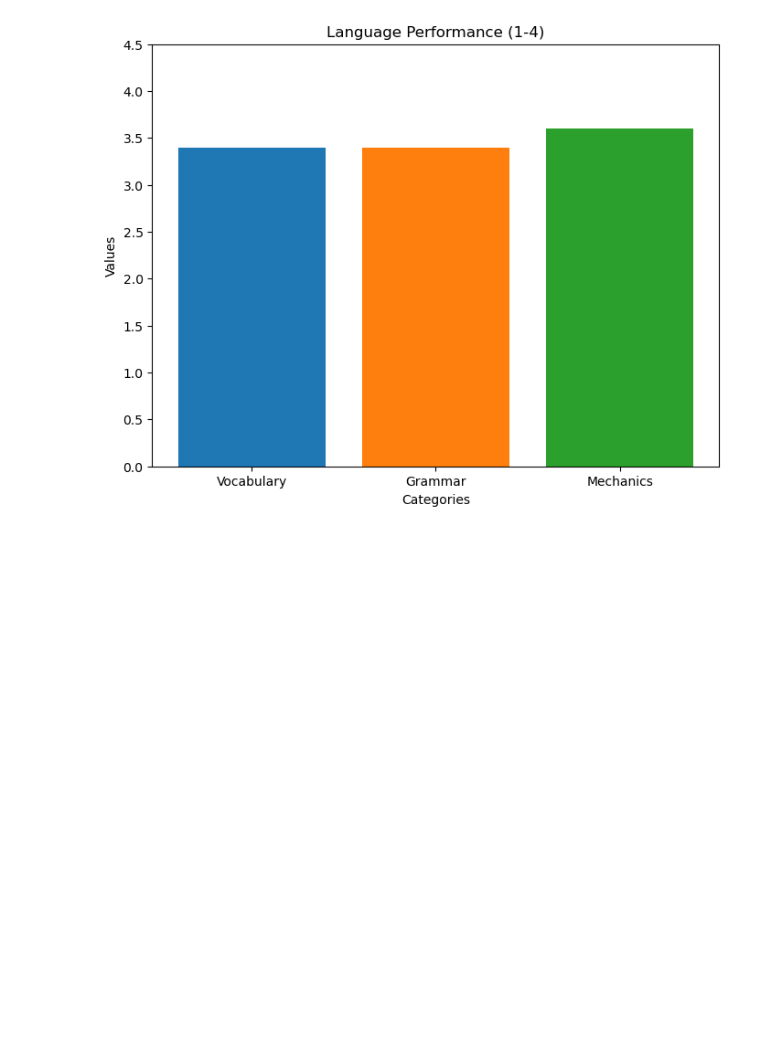
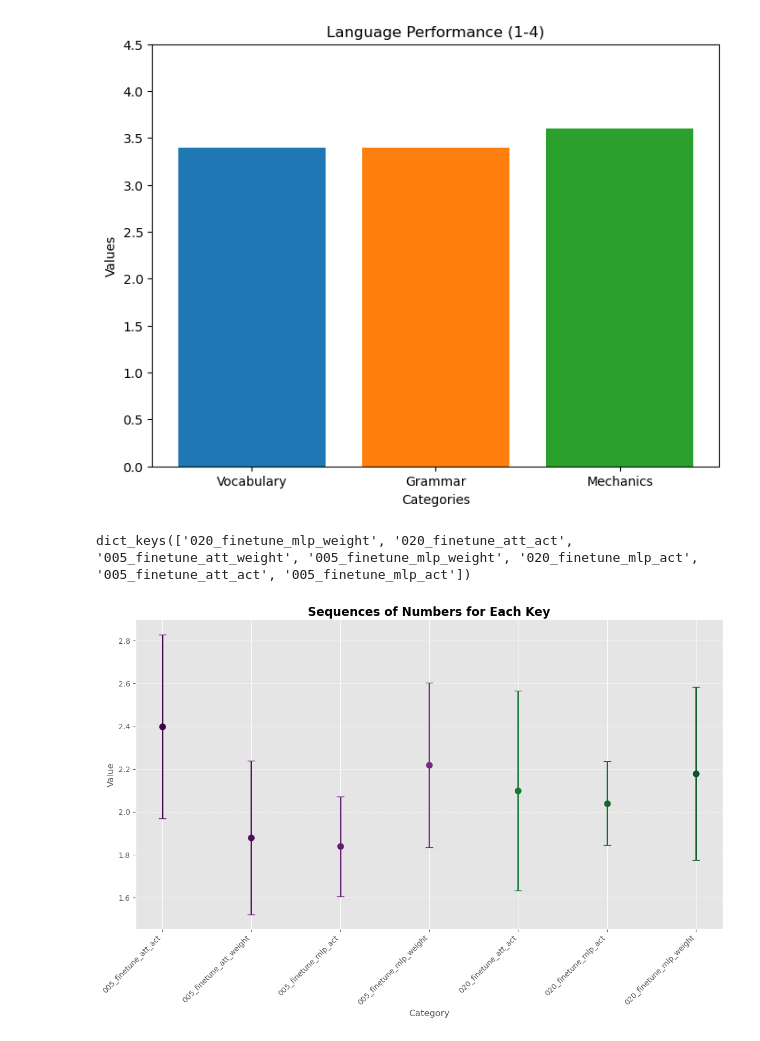
Before and after one commit to konradgold/2024_llmcvrs, a Jupyter notebook: src/genrate_plots.ipynb, the cells around one changed output. Saved outputs shown, nothing was run; the diff lists cells and outputs as text; code cells hidden in the pictures; blank space fills up the shorter version.

Commit message:
minor changes, plotting

```diff
--- a/src/genrate_plots.ipynb
+++ b/src/genrate_plots.ipynb
@@ -353,3 +353,75 @@ plt.ylim(0, 4.5)
 plt.show()
 # %% [output]
 [figure]
+# %%
+import os
+import json
+
+# Directory containing JSON files
+json_dir = 'reduction_scores'
+
+# Dictionary to store JSON objects
+json_objects = {}
+
+# Iterate over all files in the directory
+for filename in os.listdir(json_dir):
+    if filename.endswith('.json'):
+        file_path = os.path.join(json_dir, filename)
+        with open(file_path, 'r') as file:
+            json_objects[filename[7:-5]] = json.load(file)["Y"]  # Remove '.json' from filename
+
+# Print the names of the imported JSON objects
+print(json_objects.keys())
+# %% [output]
+dict_keys(['020_finetune_mlp_weight', '020_finetune_att_act', '005_finetune_att_weight', '005_finetune_mlp_weight', '020_finetune_mlp_act', '005_finetune_att_act', '005_finetune_mlp_act'])
+# %%
+# Plot each sequence of numbers for each key in the dictionary
+plt.figure(figsize=(12, 8))
+
+# Sort the json_objects by key
+json_objects = dict(sorted(json_objects.items()))
+
+mean_values = [np.mean(v, axis=0) for v in json_objects.values()]
+std_values = [np.std(v, axis=0) for v in json_objects.values()]
+keys = list(json_objects.keys())
+
+#  Modernize the plot
+plt.style.use('ggplot')
+# Define two color palettes
+color_palette_1 = plt.cm.PRGn(np.linspace(0, 0.1, 4)) # First 4 colors from viridis
+color_palette_2 = plt.cm.PRGn(np.linspace(0.9, 1, 4))  # First 4 colors from plasma
+colors = []
+
+for i in range(len(keys)):
+    if i < 4:
+        colors.append(color_palette_1[i])
+    elif i < 8:
+        colors.append(color_palette_2[i - 4])
+    else:
+        # If more than 8 keys, cycle through the palettes or define more
+        colors.append(color_palette_1[i % 4]) # Cycle palette 1 for demonstration
+
+
+for i, (mean, std) in enumerate(zip(mean_values, std_values)):
+    plt.errorbar(i, mean, yerr=std, fmt='o', color=colors[i], capsize=5, label=keys[i], linewidth=2, markersize=8)
+
+# Add title and labels
+plt.title('Sequences of Numbers for Each Key', fontsize=16, fontweight='bold')
+plt.xlabel('Category', fontsize=12)
+plt.ylabel('Value', fontsize=12)
+
+# Use keys as ticks along the x-axis
+plt.xticks(ticks=range(len(keys)), labels=keys, rotation=45, ha='right', fontsize=10)
+
+# Add legend
+#plt.legend(loc='upper right', bbox_to_anchor=(1.15, 1))
+
+# Improve grid and spines
+plt.grid(axis='y', linestyle='--', alpha=0.7)
+plt.gca().spines['top'].set_visible(False)
+plt.gca().spines['right'].set_visible(False)
+
+plt.tight_layout()
+plt.show()
+# %% [output]
+[figure, added]
```
Also changed, not shown: 1 other file.
